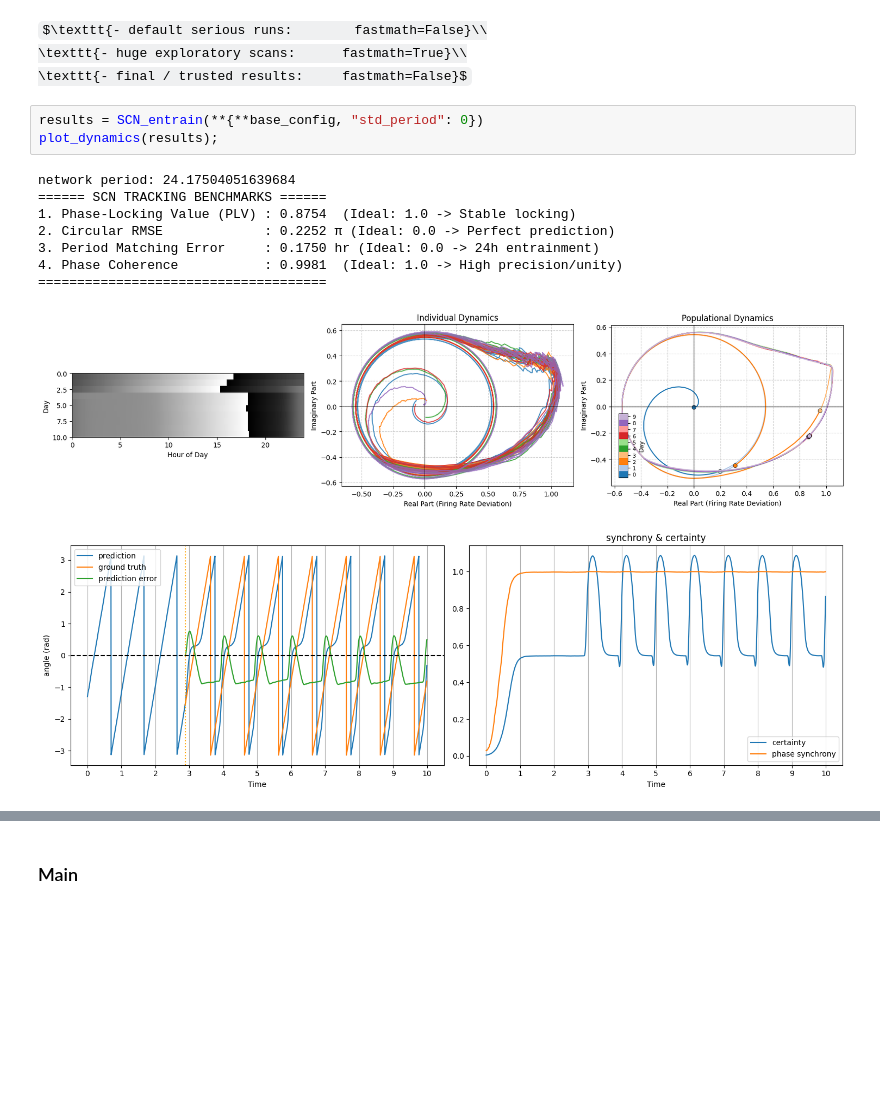
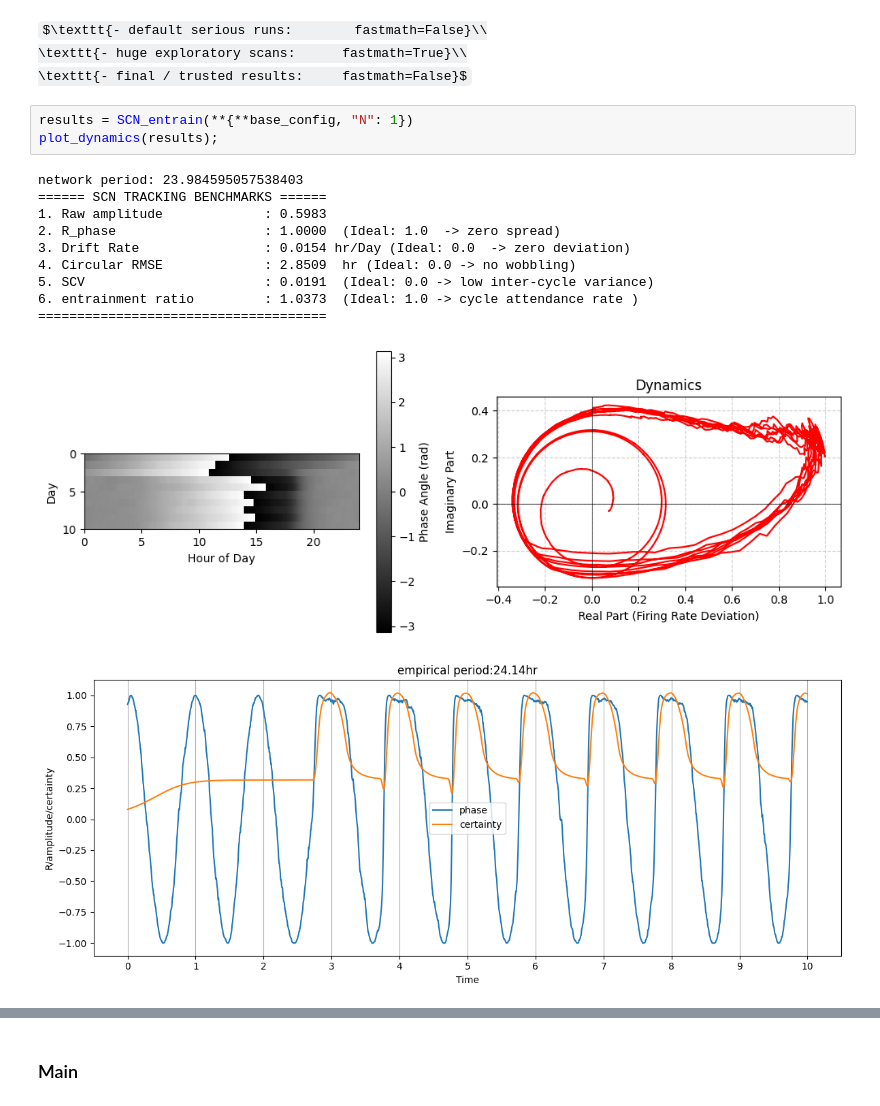
Before and after one commit to psyentistJJ/SCN, a Jupyter notebook: SL_model/SCN_entrainment.ipynb, the cells around one changed output, grey strips where cells are left out. Cells and saved outputs as stored; diff of their text form; some formulas as TeX source; blank space fills up the shorter version.

```diff
--- a/SL_model/SCN_entrainment.ipynb
+++ b/SL_model/SCN_entrainment.ipynb
@@ -39,18 +39,20 @@ $\texttt{- default serious runs:        fastmath=False}\\
 \texttt{- huge exploratory scans:      fastmath=True}\\
 \texttt{- final / trusted results:     fastmath=False}$
 # %%
-results = SCN_entrain(**{**base_config, "std_period": 0})
+results = SCN_entrain(**{**base_config, "N": 1})
 plot_dynamics(results);
 # %% [output]
-network period: 24.17504051639684
+network period: 23.984595057538403
 ====== SCN TRACKING BENCHMARKS ======
-1. Phase-Locking Value (PLV) : 0.8754  (Ideal: 1.0 -> Stable locking)
-2. Circular RMSE             : 0.2252 π (Ideal: 0.0 -> Perfect prediction)
-3. Period Matching Error     : 0.1750 hr (Ideal: 0.0 -> 24h entrainment)
-4. Phase Coherence           : 0.9981  (Ideal: 1.0 -> High precision/unity)
+1. Raw amplitude             : 0.5983
+2. R_phase                   : 1.0000  (Ideal: 1.0  -> zero spread)
+3. Drift Rate                : 0.0154 hr/Day (Ideal: 0.0  -> zero deviation)
+4. Circular RMSE             : 2.8509  hr (Ideal: 0.0 -> no wobbling)
+5. SCV                       : 0.0191  (Ideal: 0.0 -> low inter-cycle variance)
+6. entrainment ratio         : 1.0373  (Ideal: 1.0 -> cycle attendance rate )
 =====================================
-[figure, old version]
+[figure, new version]
-[figure, old version]
+[figure, new version]
 # %%
 payload = run_1D_ensemble(base_config,
                           sweep_param = 'std_m_noise',
```
Also changed, not shown: parts of 5 cells of this notebook, 3 other files.
